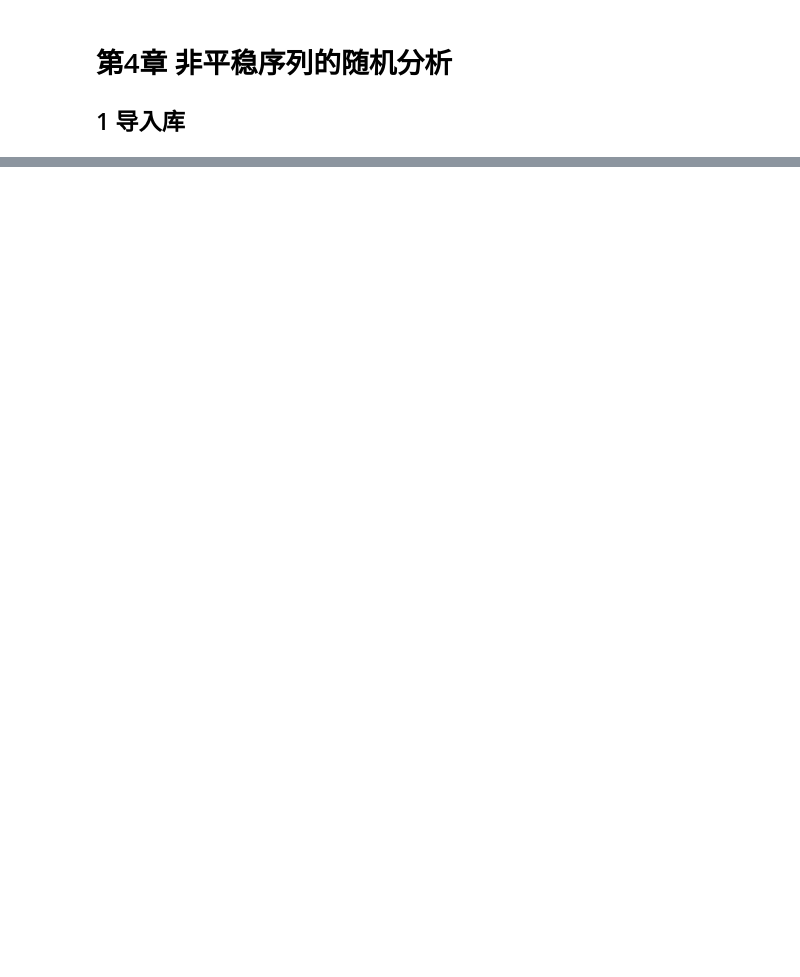
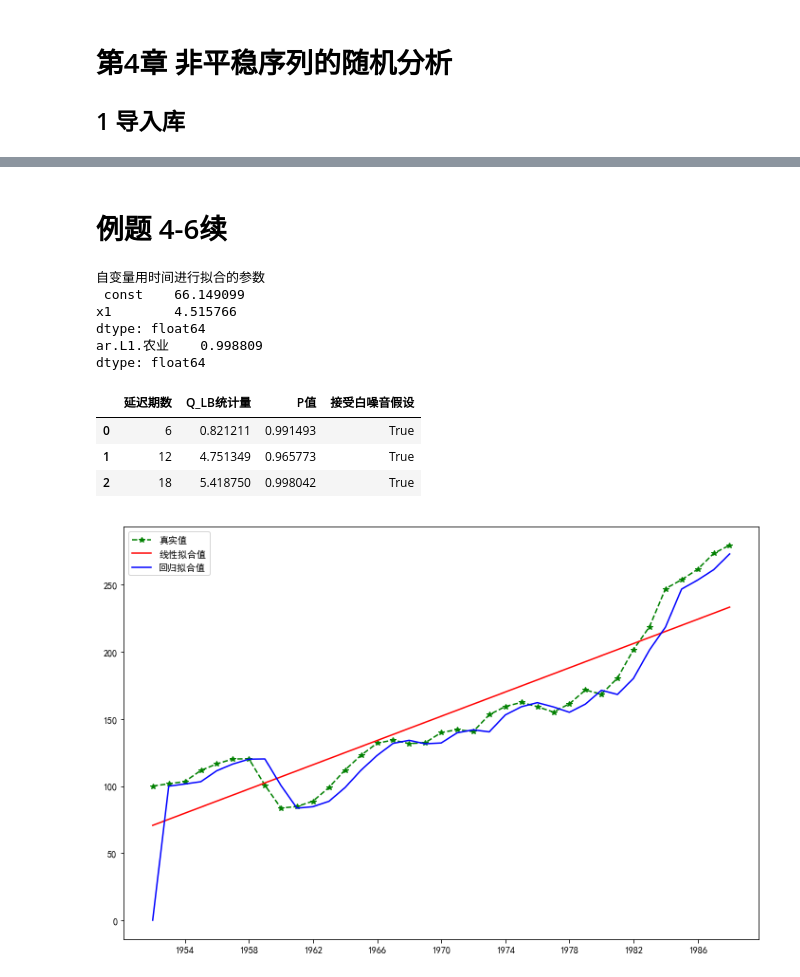
Before and after one commit to apmfifty/statistics, a Jupyter notebook: 应用时间序列分析/第4章 非平稳序列的随机分析.ipynb, the cells around one changed output, grey strips where cells are left out. Drawn from its saved outputs; the diff is of its cells as text; code cells hidden in the pictures; blank space fills up the shorter version.

```diff
--- a/应用时间序列分析/第4章 非平稳序列的随机分析.ipynb
+++ b/应用时间序列分析/第4章 非平稳序列的随机分析.ipynb
@@ -83,0 +272,43 @@ display(my_Q_LB(ts_diff_diff4,out_lags_list=[6,12,18],p_threshold=0.05))
+# %% [markdown]
+# 例题 4-6续
+# %%
+农业收入=pd.read_excel(os.path.join(案例数据,"附录1.18.xls"))
+农业收入['年份']=pd.to_datetime(农业收入['年份'],format='%Y')
+农业收入.set_index('年份',inplace=True)
+农业收入=农业收入['农业']
+
+
+
+农业收入X = np.array(list(range(1,1+len(农业收入))))
+农业收入X = sm.add_constant(农业收入X)
+线性model=OLS(endog=农业收入,exog=农业收入X)
+线性resuls=线性model.fit()
+print("自变量用时间进行拟合的参数\n",线性resuls.params)
+
+
+
+回归model=ARMA(endog=农业收入,order=(1,0))
+回归results=回归model.fit(trend='nc')
+print(回归results.params)
+display(my_Q_LB(回归results.resid,out_lags_list=[6,12,18]))
+
+
+
+plt.figure(figsize=(12,8))
+plt.plot(农业收入,color='g',ls='dashed',marker='*',label='真实值')
+plt.plot(线性resuls.fittedvalues,'r',label='线性拟合值')
+plt.plot(回归results.fittedvalues,color='b',label='回归拟合值')
+plt.legend(loc='best')
+plt.show()
+# %% [output]
+自变量用时间进行拟合的参数
+ const    66.149099
+x1        4.515766
+dtype: float64
+ar.L1.农业    0.998809
+dtype: float64
+|  | 延迟期数 | Q_LB统计量 | P值 | 接受白噪音假设 |
+| 0 | 6 | 0.821211 | 0.991493 | True |
+| 1 | 12 | 4.751349 | 0.965773 | True |
+| 2 | 18 | 5.418750 | 0.998042 | True |
+[figure, added]
```
Also changed, not shown: parts of 43 cells of this notebook, 4 other files.
